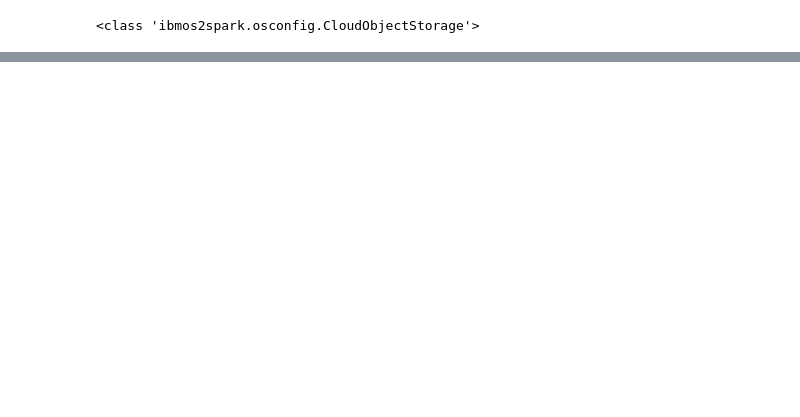
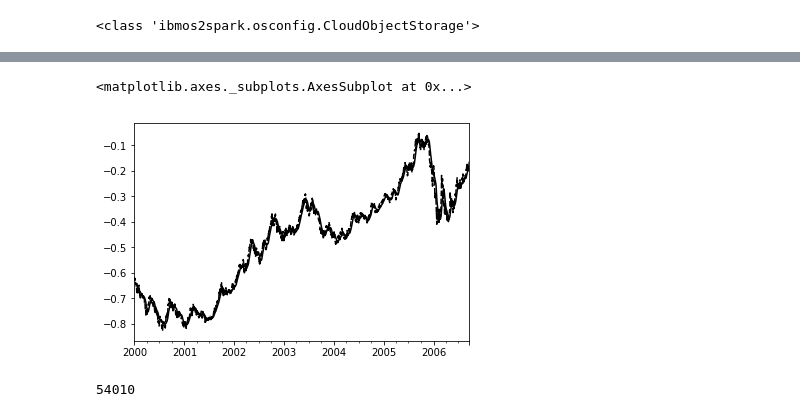
Before and after one commit to elmikeryan/FOREX, a Jupyter notebook: FOREX.feature_eng.pyspark.1.ipynb, the cells around one changed output, grey strips where cells are left out. Cells and saved outputs as stored; diff of their text form; code cells hidden in the pictures; blank space fills up the shorter version.

```diff
--- a/FOREX.feature_eng.pyspark.1.ipynb
+++ b/FOREX.feature_eng.pyspark.1.ipynb
@@ -166,3 +235,32 @@ array([0.92040002, 0.91579998, 0.92659998, ..., 0.6742    , 0.67839998,
+# %%
+# For viewing various series and validating previous process #
+
+import pandas as pd
+import numpy as np
+%matplotlib inline
+
+#china_series = all_series["Malaysia"][0:300]
+#china_series = all_series["Hong_Kong"]
+china_series = all_train["EU"]
+#china_series = all_valid["China"]
+
+
+# some sample data
+ts = pd.Series(china_series, index=pd.date_range('1/1/2000', periods=len(china_series)))
+#ts = pd.Series(china_series, index=pd.date_range('1/1/2000', periods=300))
+
+#plot the time series
+ts.plot(style='k--')
+
+# calculate a 60 day rolling mean and plot
+ts.rolling(window=window_size).mean().plot(style='k')
+# %% [output]
+<matplotlib.axes._subplots.AxesSubplot at 0x...>
+[figure, added]
+# %%
+print("Total data instances in training set: " + str(len(x_train_all)))
+# %% [output]
+54010
 # %%
 # The intention is to train a general purpose model initially,
 # which can be used later using transfer learning to create
```
Also changed, not shown: parts of 30 cells of this notebook.
